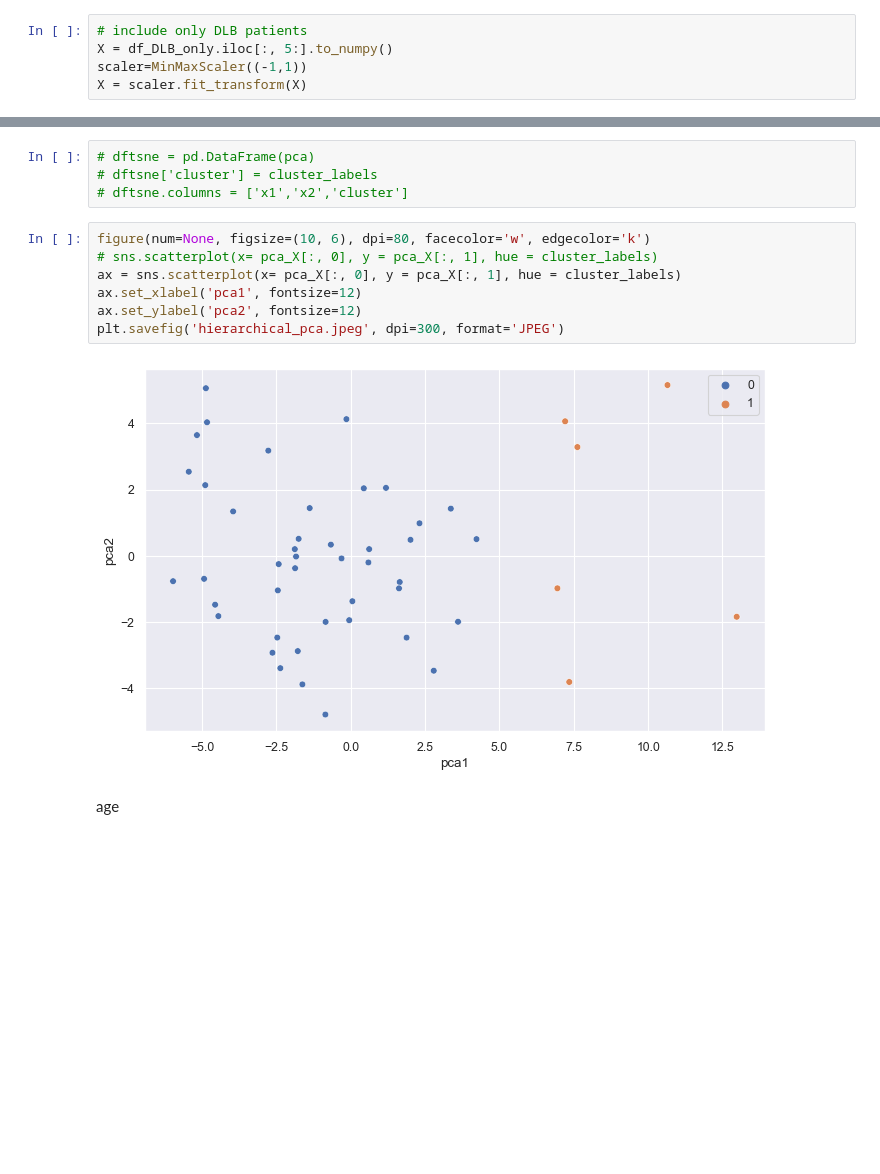
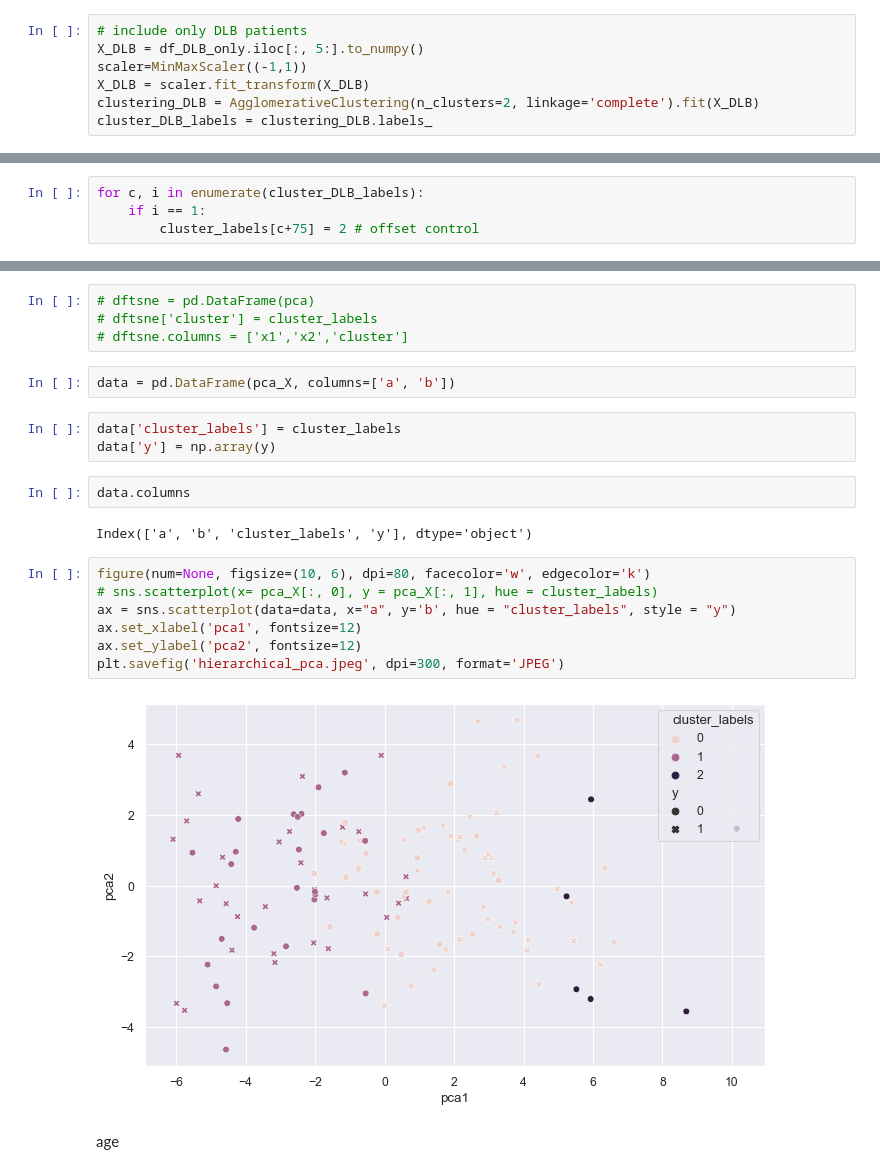
Before and after one commit to ChengyuanSha/LGP-Biclustering, a Jupyter notebook: Baseline notebooks/PCA_Clustering.ipynb, the cells around one changed output, grey strips where cells are left out. Saved outputs shown, nothing was run; the diff lists cells and outputs as text; blank space fills up the shorter version.

```diff
--- a/Baseline notebooks/PCA_Clustering.ipynb
+++ b/Baseline notebooks/PCA_Clustering.ipynb
@@ -31,5 +33,7 @@ df_DLB_only = df[df['Diagnosis'] == 'DLB']
 # %%
 # include only DLB patients
-X = df_DLB_only.iloc[:, 5:].to_numpy()
+X_DLB = df_DLB_only.iloc[:, 5:].to_numpy()
 scaler=MinMaxScaler((-1,1))
-X = scaler.fit_transform(X)
+X_DLB = scaler.fit_transform(X_DLB)
+clustering_DLB = AgglomerativeClustering(n_clusters=2, linkage='complete').fit(X_DLB)
+cluster_DLB_labels = clustering_DLB.labels_
@@ -58,3 +58,7 @@ np.count_nonzero(cluster_labels)
+# %%
+for c, i in enumerate(cluster_DLB_labels):
+    if i == 1:
+        cluster_labels[c+75] = 2 # offset control
 # %%
 from sklearn import decomposition
 pca = decomposition.PCA(n_components=2)
@@ -64,14 +68,23 @@ pca_X = pca.transform(X)
 # dftsne = pd.DataFrame(pca)
 # dftsne['cluster'] = cluster_labels
 # dftsne.columns = ['x1','x2','cluster']
+# %%
+data = pd.DataFrame(pca_X, columns=['a', 'b'])
+# %%
+data['cluster_labels'] = cluster_labels
+data['y'] = np.array(y)
+# %%
+data.columns
+# %% [output]
+Index(['a', 'b', 'cluster_labels', 'y'], dtype='object')
 # %%
 figure(num=None, figsize=(10, 6), dpi=80, facecolor='w', edgecolor='k')
 # sns.scatterplot(x= pca_X[:, 0], y = pca_X[:, 1], hue = cluster_labels)
-ax = sns.scatterplot(x= pca_X[:, 0], y = pca_X[:, 1], hue = cluster_labels)
+ax = sns.scatterplot(data=data, x="a", y='b', hue = "cluster_labels", style = "y")
 ax.set_xlabel('pca1', fontsize=12)
 ax.set_ylabel('pca2', fontsize=12)
 plt.savefig('hierarchical_pca.jpeg', dpi=300, format='JPEG')
 # %% [output]
-[figure, old version]
+[figure, new version]
 # %% [markdown]
 age
```
Also changed, not shown: parts of 11 cells of this notebook, 3 other files.
